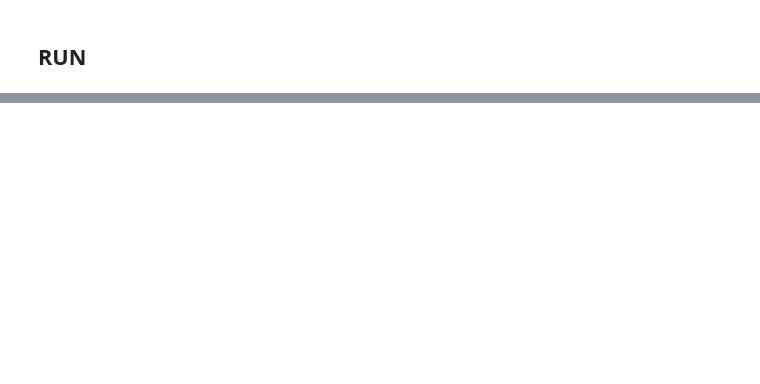
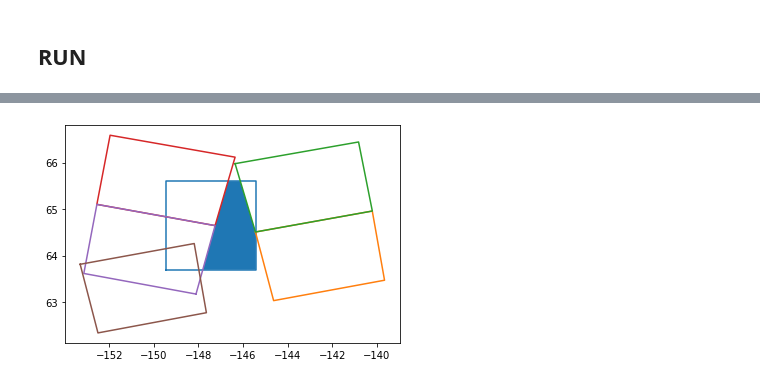
Before and after one commit to asfadmin/AI_Water, a Jupyter notebook: notebooks/maskDataQuery.ipynb, the cells around one changed output, grey strips where cells are left out. Saved outputs shown, nothing was run; the diff lists cells and outputs as text; code cells hidden in the pictures; blank space fills up the shorter version.

```diff
--- a/notebooks/maskDataQuery.ipynb
+++ b/notebooks/maskDataQuery.ipynb
@@ -93,11 +102,11 @@ def polygon_to_point_str(poly: Polygon) -> str:
 # %%
 # Test polygon_to_point_str
 test_ptps_wkt = "POLYGON((-148.2421 63.9554,-146.4533 63.9554,-146.4533 64.9447,-148.2421 64.9447,-148.2421 63.9554))"
-test_ptps_poly= wkt.loads(test_wkt)
+test_ptps_poly= wkt.loads(test_ptps_wkt)
 test_ptps_point_str = "-148.2421,63.9554,-146.4533,63.9554,-146.4533,64.9447,-148.2421,64.9447,-148.2421,63.9554"
 
 
-assert polygon_to_point_str(test_ptps_poly)==expected_point_str
+assert polygon_to_point_str(test_ptps_poly)==test_ptps_point_str
 print(polygon_to_point_str(test_ptps_poly))
 # %% [output]
 -148.2421,63.9554,-146.4533,63.9554,-146.4533,64.9447,-148.2421,64.9447,-148.2421,63.9554
@@ -364,0 +454,79 @@ S1B_IW_GRDH_1SDV_20200813T030413_20200813T030438_022899_02B76C_C6FA
+# %%
+# test polygones from example products
+
+t1 = Polygon([(-145.438751, 64.507965), (-144.623535, 63.03294), (-139.646072, 63.471382), (-140.196121, 64.958496), (-145.438751, 64.507965)])
+t2 = Polygon([(-146.353333, 65.976906), (-145.438812, 64.508049), (-140.194275, 64.95871), (-140.811172, 66.442871), (-146.353333, 65.976906)])
+t3 = Polygon([(-147.250381, 64.64534),  (-146.353043, 66.116508), (-151.962357, 66.58766199999999), (-152.556412, 65.101822), (-147.250381, 64.64534)])
+t4 = Polygon([(-148.107025, 63.174152), (-147.250427, 64.645256), (-152.554779, 65.101624), (-153.141724, 63.616859), (-148.107025, 63.174152)])
+t5 = Polygon([(-153.305618, 63.814056), (-152.50769, 62.338947), (-147.640671, 62.773293), (-148.187286, 64.26004), (-153.305618, 63.814056)])
+
+
+# aoi poly
+x,y = test_aoi_poly.exterior.xy
+plt.plot(x,y)
+
+# # t1
+t1_inter = test_aoi_poly.intersection(t1)
+x,y = t1.exterior.xy
+plt.plot(x,y)
+# x,y = t1_inter.exterior.xy
+# plt.fill(x,y)
+
+# # t2
+t2_inter = test_aoi_poly.intersection(t2)
+x,y = t2.exterior.xy
+plt.plot(x,y)
+# x,y = t2_inter.exterior.xy
+# plt.fill(x,y)
+
+# # t3
+t3_inter = test_aoi_poly.intersection(t3)
+x,y = t3.exterior.xy
+plt.plot(x,y)
+# x,y = t3_inter.exterior.xy
+# plt.fill(x,y)
+
+# # t4
+t4_inter = test_aoi_poly.intersection(t4)
+x,y = t4.exterior.xy
+plt.plot(x,y)
+# x,y = t4_inter.exterior.xy
+# plt.fill(x,y)
+
+# # t5
+t5_inter = test_aoi_poly.intersection(t5)
+x,y = t5.exterior.xy
+plt.plot(x,y)
+# x,y = t5_inter.exterior.xy
+# plt.fill(x,y)
+
+# union
+# u = unary_union([t3_inter, t4_inter, t5_inter])
+# x,y = u.exterior.xy
+# plt.fill(x,y)
+
+
+# difference from aoi
+u = unary_union([t1_inter, t2_inter, t3_inter, t4_inter, t5_inter])
+dif = test_aoi_poly - u
+x,y = dif.exterior.xy
+plt.fill(x,y)
+
+
+assert dif.equals(test_aoi_poly)
+
+
+
+
+
+
+
+# POLYGON ((-154.149109 65.28845200000001, -153.305679 63.814144, -148.185486 64.260254, -148.746719 65.74745900000001, -154.149109 65.28845200000001))
+# POLYGON ((-143.374802 64.30976099999999, -142.475571 65.779594, -147.98317 66.24443100000001, -148.589005 64.759766, -143.374802 64.30976099999999))
+# POLYGON ((-144.179428 62.834026, -143.374863 64.309669, -148.587158 64.759552, -149.130157 63.272141, -144.179428 62.834026))
+# POLYGON ((-149.282196 63.992645, -148.47467 62.51812, -143.579681 62.95327, -144.132401 64.439751, -149.282196 63.992645))
+# POLYGON ((-150.147675 65.465256, -149.282257 63.992733, -144.1306 64.439964, -144.709641 65.926163, -150.147675 65.465256))
+# POLYGON ((-151.075882 66.93590500000001, -150.147736 65.46534699999999, -144.707932 65.92636899999999, -145.31337 67.412346, -151.075882 66.93590500000001))
+# POLYGON ((-145.441833 64.507774, -144.626434 63.032768, -139.649048 63.471336, -140.199295 64.95843499999999, -145.441833 64.507774))
+# POLYGON ((-146.356613 65.97669999999999, -145.441895 64.50786600000001, -140.197449 64.958656, -140.814545 66.44280999999999, -146.356613 65.97669999999999))
+# %% [output]
@@ -364,0 +534 @@ S1B_IW_GRDH_1SDV_20200813T030413_20200813T030438_022899_02B76C_C6FA
+[figure, added]
```
Also changed, not shown: parts of 13 cells of this notebook.
